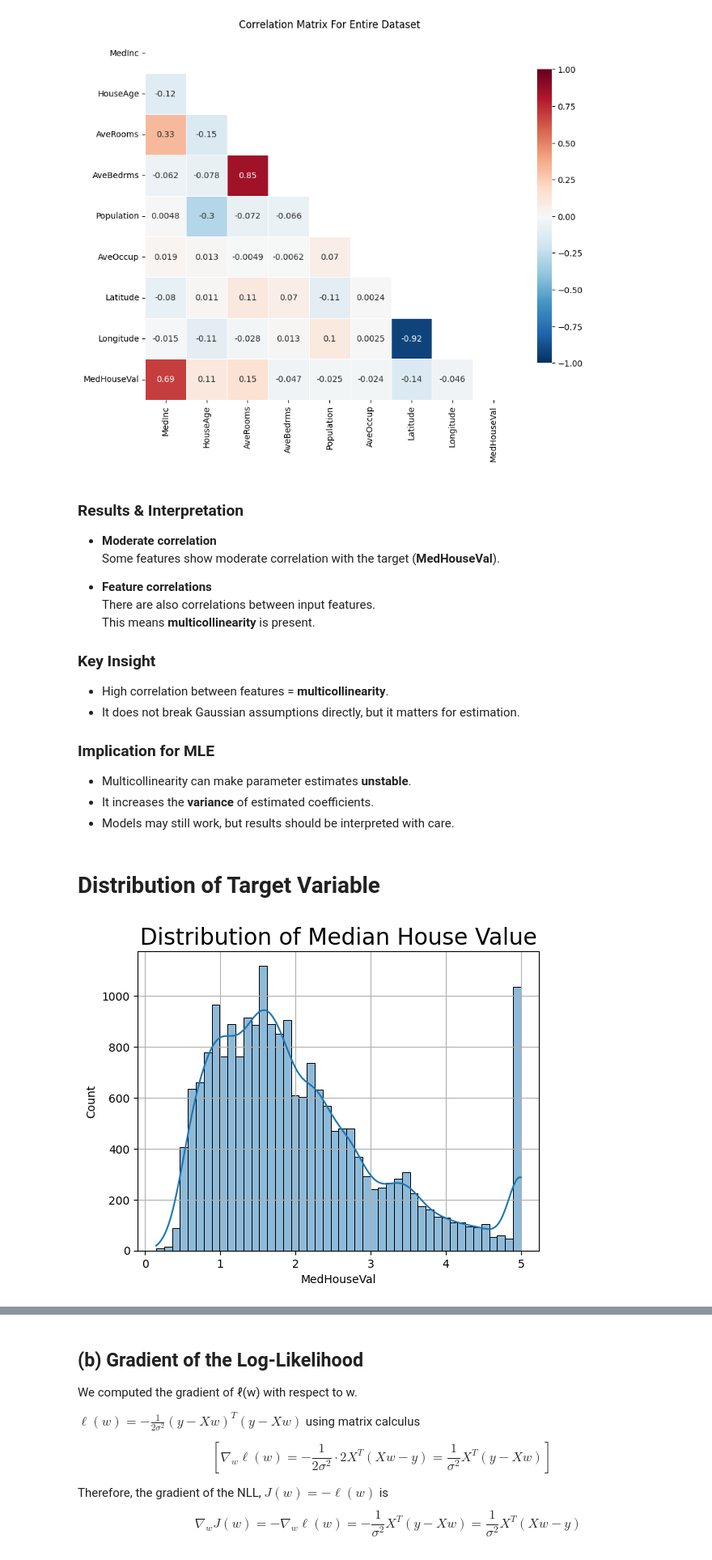
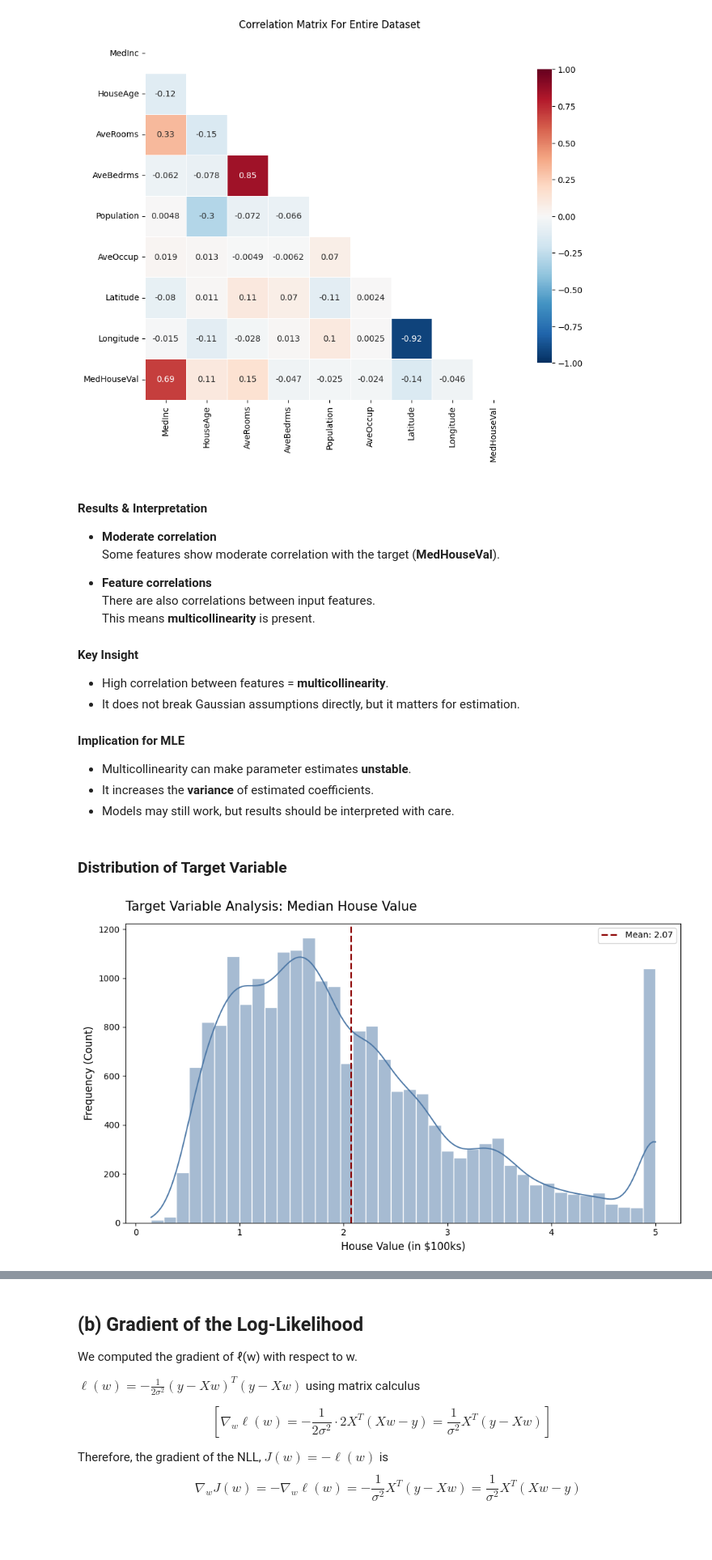
Before and after one commit to Lau-Jr/data-analysis-nmaist, a Jupyter notebook: simple_linear_regression_from_scratch.ipynb, the cells around one changed output, grey strips where cells are left out. Shown at 81% size. Drawn from its saved outputs; the diff is of its cells as text; code cells hidden in the pictures; blank space fills up the shorter version.

```diff
--- a/simple_linear_regression_from_scratch.ipynb
+++ b/simple_linear_regression_from_scratch.ipynb
@@ -126,7 +147,7 @@ plt.show()
 # %% [output]
 [figure]
 # %% [markdown]
-### Results & Interpretation
+#### Results & Interpretation
 
 - **Moderate correlation**
   Some features show moderate correlation with the target (**MedHouseVal**).
@@ -136,23 +157,40 @@ plt.show()
   This means **multicollinearity** is present.
 
 
-### Key Insight
+#### Key Insight
 
 - High correlation between features = **multicollinearity**.
 - It does not break Gaussian assumptions directly, but it matters for estimation.
 
-### Implication for MLE
+#### Implication for MLE
 - Multicollinearity can make parameter estimates **unstable**.
 - It increases the **variance** of estimated coefficients.
 - Models may still work, but results should be interpreted with care.
 # %% [markdown]
-# Distribution of Target Variable
+### Distribution of Target Variable
-# %%
-sns.histplot(x='MedHouseVal', data = CHD_df,kde=True)
-plt.style.use('fivethirtyeight')
-plt.title('Distribution of Median House Value')
-plt.grid(True)
-plt.show()
-# %% [output]
-[figure, removed]
+# %%
+# 1. Visualization Setup
+plt.figure(figsize=(10, 6))
+plt.style.use('seaborn-v0_8-muted') # Modern, clean aesthetic
+
+# 2. Draw Distribution
+# Using 'bins' for granularity and changing color for a custom feel
+target_plot = sns.histplot(x='MedHouseVal', data=CHD_df, kde=True,
+                           color='#4e79a7', edgecolor='white', bins=40)
+
+# 3. Add Statistical Context
+# Highlighting the average house value with a vertical line
+avg_val = CHD_df['MedHouseVal'].mean()
+plt.axvline(avg_val, color='darkred', linestyle='--', linewidth=2, label=f'Mean: {avg_val:.2f}')
+
+# 4. Refine Labels & Title
+plt.title('Target Variable Analysis: Median House Value', fontsize=15, loc='left', pad=15)
+plt.xlabel('House Value (in $100ks)', fontsize=12)
+plt.ylabel('Frequency (Count)', fontsize=12)
+
+plt.legend()
+plt.tight_layout()
+plt.show()
+# %% [output]
+[figure, added]
 # %% [markdown]
```
Also changed, not shown: parts of 73 cells of this notebook.
